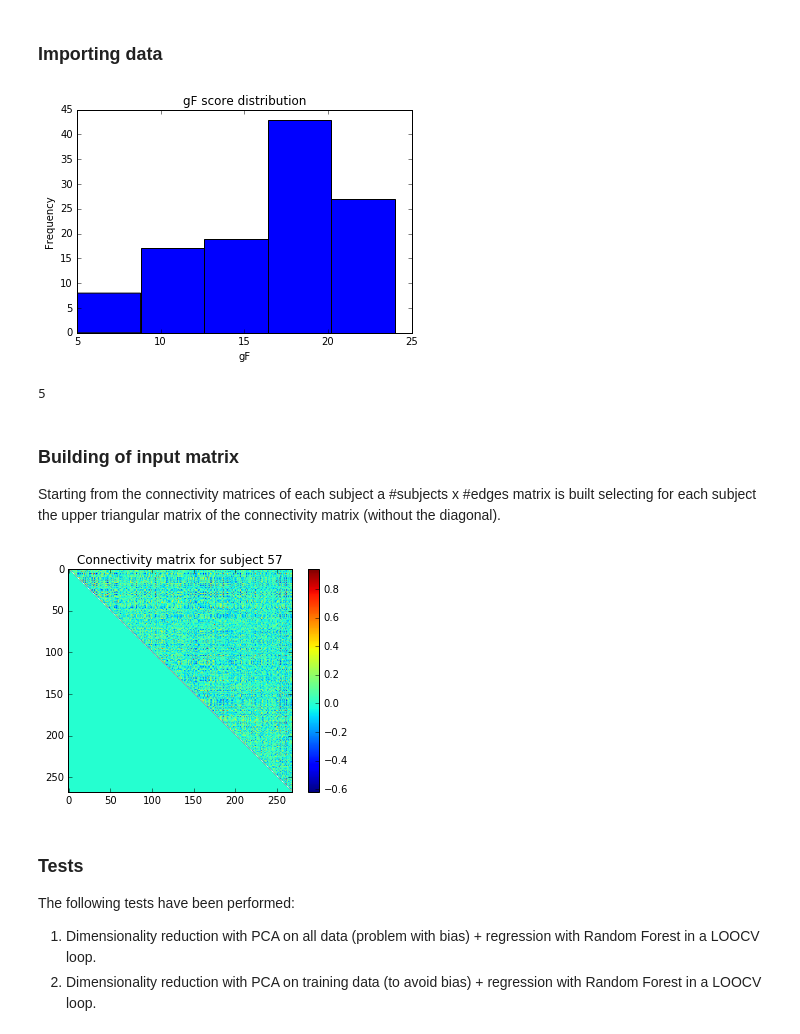
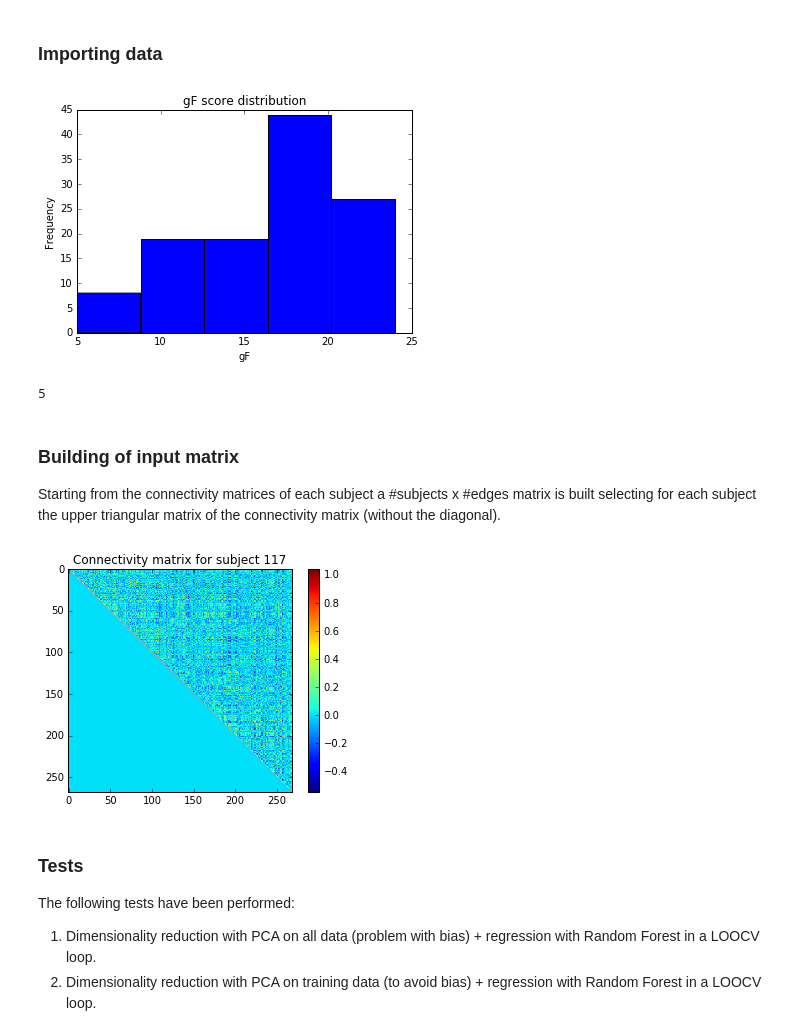
Before and after one commit to paola-g/iq_prediction, a Jupyter notebook: random_forest_improved.ipynb, the cells around one changed output. Cells and saved outputs as stored; diff of their text form; code cells hidden in the pictures.

Commit message:
test and plot with all features

```diff
--- a/random_forest_improved.ipynb
+++ b/random_forest_improved.ipynb
@@ -91,8 +91,8 @@ def regression_plot(x,y,title):
 # %% [markdown]
 ### Importing data
 # %%
-#data = sio.loadmat('improved_preproc/rfMRI_REST1_HCP_Q2.mat')
-data = sio.loadmat('improved_preproc/rfMRI_REST2_HCP_Q2.mat')
+data = sio.loadmat('improved_preproc/rfMRI_REST1_HCP_Q2.mat')
+#data = sio.loadmat('improved_preproc/rfMRI_REST2_HCP_Q2.mat')
 gF = np.ravel(data['PMAT24_A_CR'])
 n_subj = len(gF)
 # %%
@@ -112,35 +112,35 @@ interact(plot_hist, n_bins=(5,50,5))
 hist, bin_limits = np.histogram(gF, n_bins)
 bins = np.digitize(gF, bin_limits)
 # %% [output]
-[figure, old version]
+[figure, new version]
 5
 # %% [markdown]
 ### Building of input matrix
 Starting from the connectivity matrices of each subject a #subjects x #edges matrix is built selecting for each subject the upper triangular matrix of the connectivity matrix (without the diagonal).
 # %%
 # choose dataset
-#conn_mats = data['rest_1_mat']
-conn_mats = data['rest_2_mat']
+conn_mats = data['rest_1_mat']
+#conn_mats = data['rest_2_mat']
 
 # build matrix n_subjects x n_edges
 n_parcels = conn_mats.shape[0]
 triu_idx = np.triu_indices(n_parcels,1)
 n_edges = len(triu_idx[1]);
 
 def plt_conn(subject):
     plt.imshow(np.triu(conn_mats[:,:,subject-1]))
     plt.colorbar()
     plt.title('Connectivity matrix for subject '+str(subject))
 
 interact(plt_conn, subject=(1,n_subj))
 
 
 edges = np.zeros([n_subj,n_edges])
 
 for subject in range(conn_mats.shape[-1]):
     edges[subject,] = conn_mats[:,:,subject][triu_idx]
 # %% [output]
-[figure, old version]
+[figure, new version]
 # %% [markdown]
 ### Tests
 The following tests have been performed:
```
Also changed, not shown: parts of 10 cells of this notebook, 1 other file.
